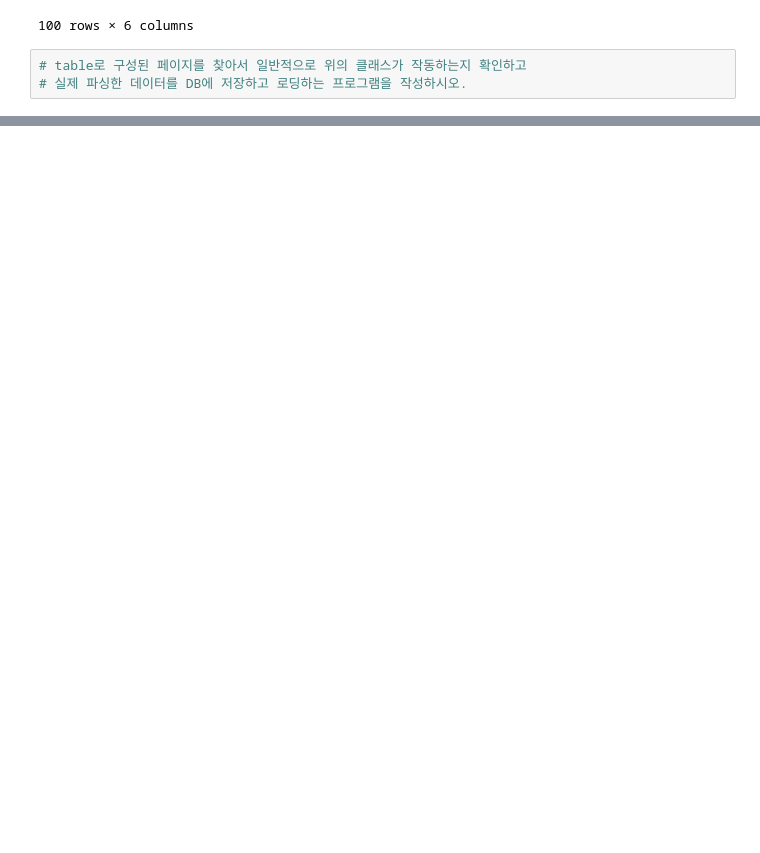
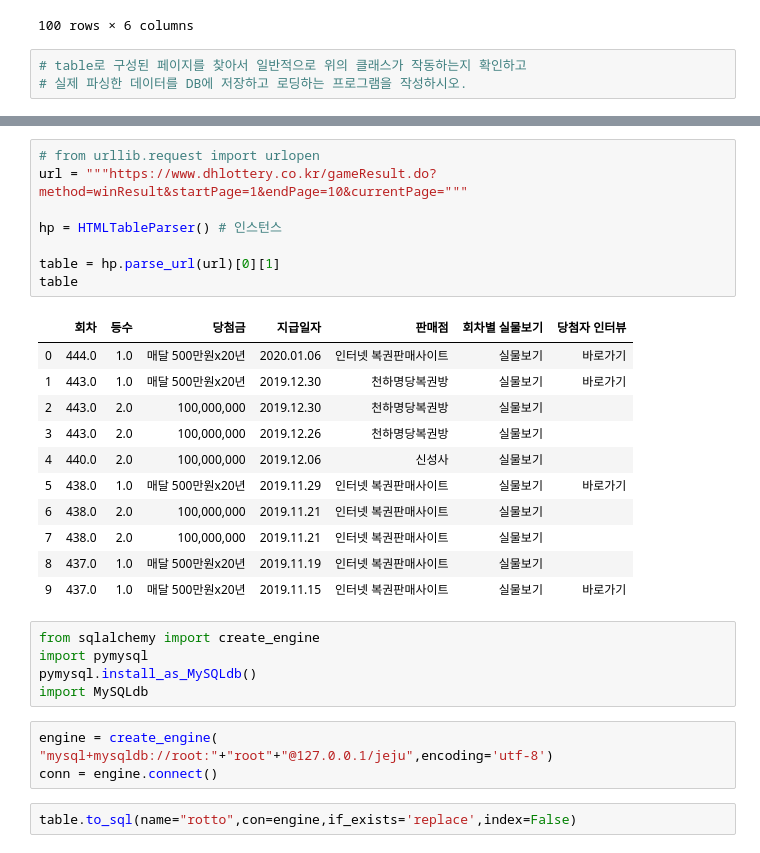
Before and after one commit to so-jeong0127/Python, a Jupyter notebook: jupyter/010.ipynb, the cells around one changed output, grey strips where cells are left out. Drawn from its saved outputs; the diff is of its cells as text; blank space fills up the shorter version.

```diff
--- a/jupyter/010.ipynb
+++ b/jupyter/010.ipynb
@@ -1190,0 +1224,31 @@ hp.parse_url(url)[2][1]
+# %%
+# from urllib.request import urlopen
+url = """https://www.dhlottery.co.kr/gameResult.do?method=winResult&startPage=1&endPage=10&currentPage="""
+
+hp = HTMLTableParser() # 인스턴스
+
+table = hp.parse_url(url)[0][1]
+table
+# %% [output]
+|  | 회차 | 등수 | 당첨금 | 지급일자 | 판매점 | 회차별 실물보기 | 당첨자 인터뷰 |
+| 0 | 444.0 | 1.0 | 매달 500만원x20년 | 2020.01.06 | 인터넷 복권판매사이트 | 실물보기 | 바로가기 |
+| 1 | 443.0 | 1.0 | 매달 500만원x20년 | 2019.12.30 | 천하명당복권방 | 실물보기 | 바로가기 |
+| 2 | 443.0 | 2.0 | 100,000,000 | 2019.12.30 | 천하명당복권방 | 실물보기 |  |
+| 3 | 443.0 | 2.0 | 100,000,000 | 2019.12.26 | 천하명당복권방 | 실물보기 |  |
+| 4 | 440.0 | 2.0 | 100,000,000 | 2019.12.06 | 신성사 | 실물보기 |  |
+| 5 | 438.0 | 1.0 | 매달 500만원x20년 | 2019.11.29 | 인터넷 복권판매사이트 | 실물보기 | 바로가기 |
+| 6 | 438.0 | 2.0 | 100,000,000 | 2019.11.21 | 인터넷 복권판매사이트 | 실물보기 |  |
+| 7 | 438.0 | 2.0 | 100,000,000 | 2019.11.21 | 인터넷 복권판매사이트 | 실물보기 |  |
+| 8 | 437.0 | 1.0 | 매달 500만원x20년 | 2019.11.19 | 인터넷 복권판매사이트 | 실물보기 |  |
+| 9 | 437.0 | 1.0 | 매달 500만원x20년 | 2019.11.15 | 인터넷 복권판매사이트 | 실물보기 | 바로가기 |
+# %%
+from sqlalchemy import create_engine
+import pymysql
+pymysql.install_as_MySQLdb()
+import MySQLdb
+# %%
+engine = create_engine(
+"mysql+mysqldb://root:"+"root"+"@127.0.0.1/jeju",encoding='utf-8')
+conn = engine.connect()
+# %%
+table.to_sql(name="rotto",con=engine,if_exists='replace',index=False)
```
Also changed, not shown: parts of 5 cells of this notebook, 5 other files.
